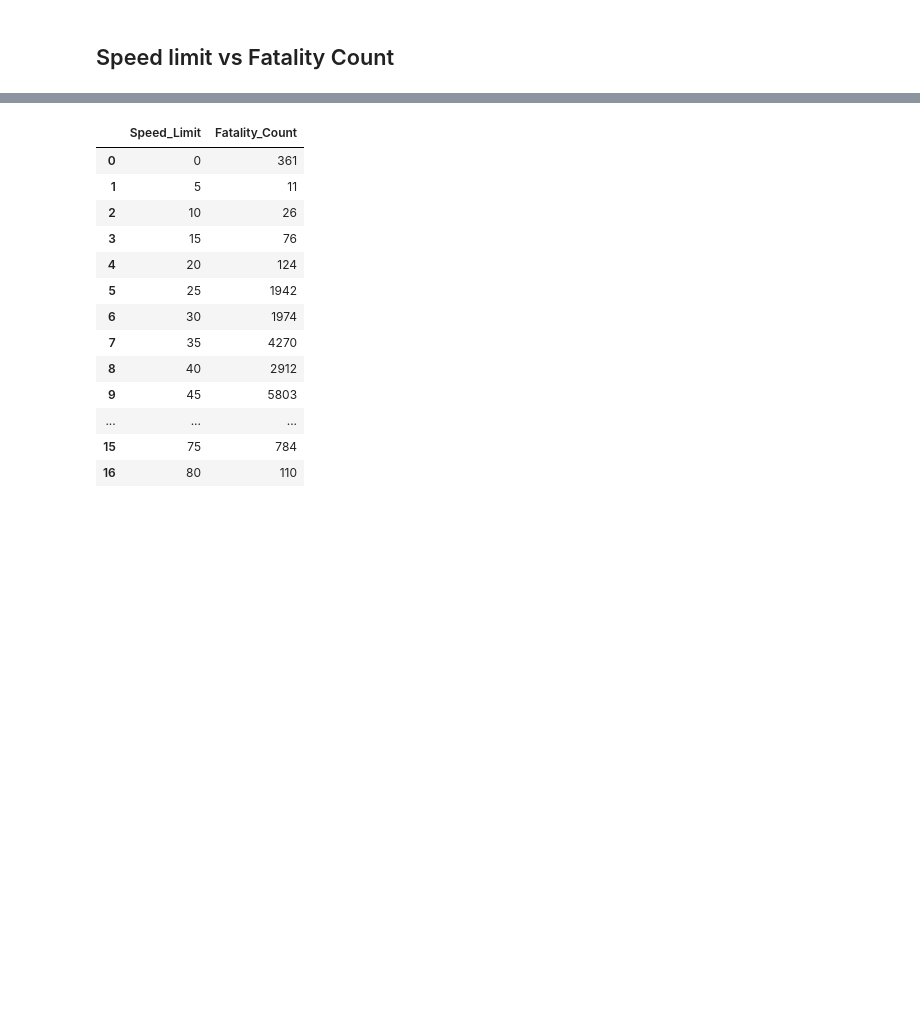
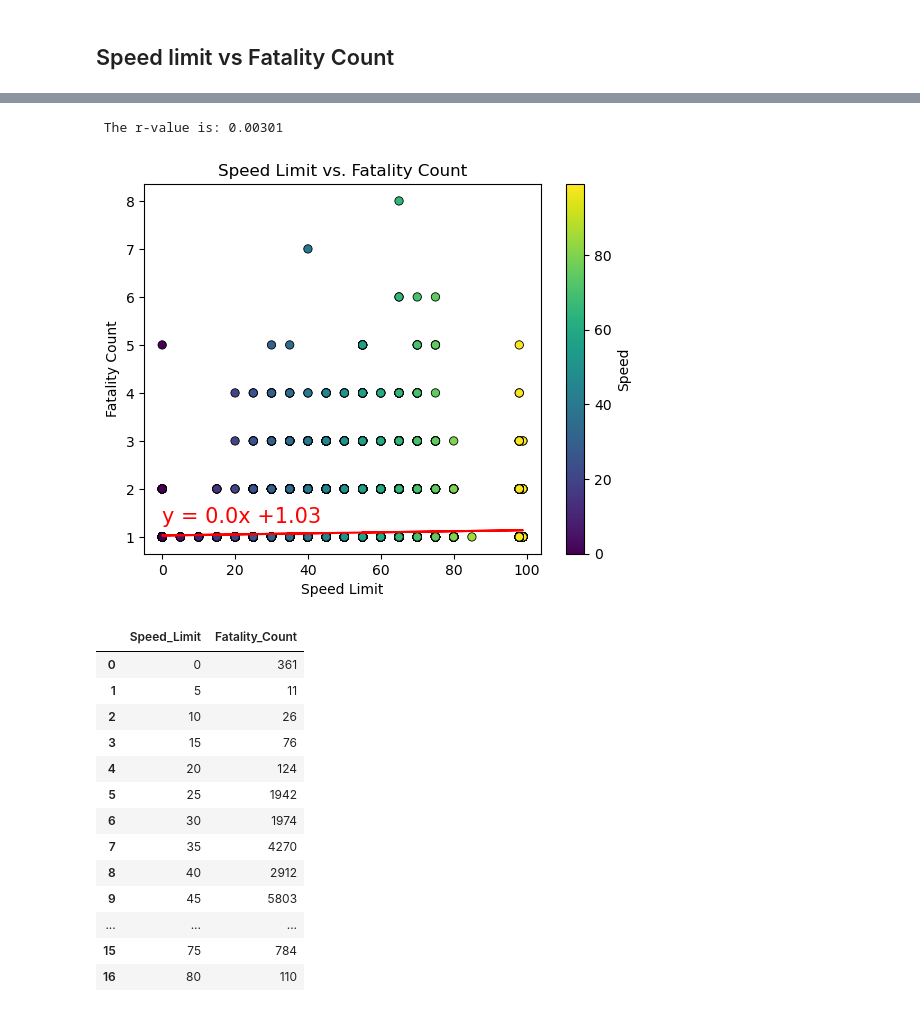
Before and after one commit to lishanisrikaran/project-1, a Jupyter notebook: road_fatalities - main.ipynb, the cells around one changed output, grey strips where cells are left out. Drawn from its saved outputs; the diff is of its cells as text; code cells hidden in the pictures; blank space fills up the shorter version.

```diff
--- a/road_fatalities - main.ipynb
+++ b/road_fatalities - main.ipynb
@@ -225,2 +309,27 @@ plt.show()
+# %%
+# Scatter plot.
+x_values = speed_limit_df["Speed_Limit"]
+y_values = speed_limit_df["Fatality_Count"]
+plt.scatter(x_values ,y_values, marker="o", c=speed_limit_df["Speed_Limit"], edgecolor="black", linewidth=0.6)
+clb = plt.colorbar()
+clb.set_label("Speed")
+
+# Headings.
+plt.title("Speed Limit vs. Fatality Count")
+plt.xlabel("Speed Limit")
+plt.ylabel("Fatality Count")
+
+(slope, intercept, rvalue, pvalue, stderr) = linregress(x_values, y_values)
+regress_values = x_values * slope + intercept
+line_eq = "y = " + str(round(slope,2)) + "x +" + str(round(intercept,2))
+
+plt.plot(x_values, regress_values, "r-")
+plt.annotate(line_eq, (0,1.3), fontsize=15, color="red")
+
+print(f" The r-value is: {round(rvalue**2, 5)}")
+plt.show()
+# %% [output]
+ The r-value is: 0.00301
+[figure, added]
 # %%
 speed_limit_df = Cleaned_df[["Speed_Limit", "Fatality_Count"]]
```
Also changed, not shown: parts of 17 cells of this notebook.
